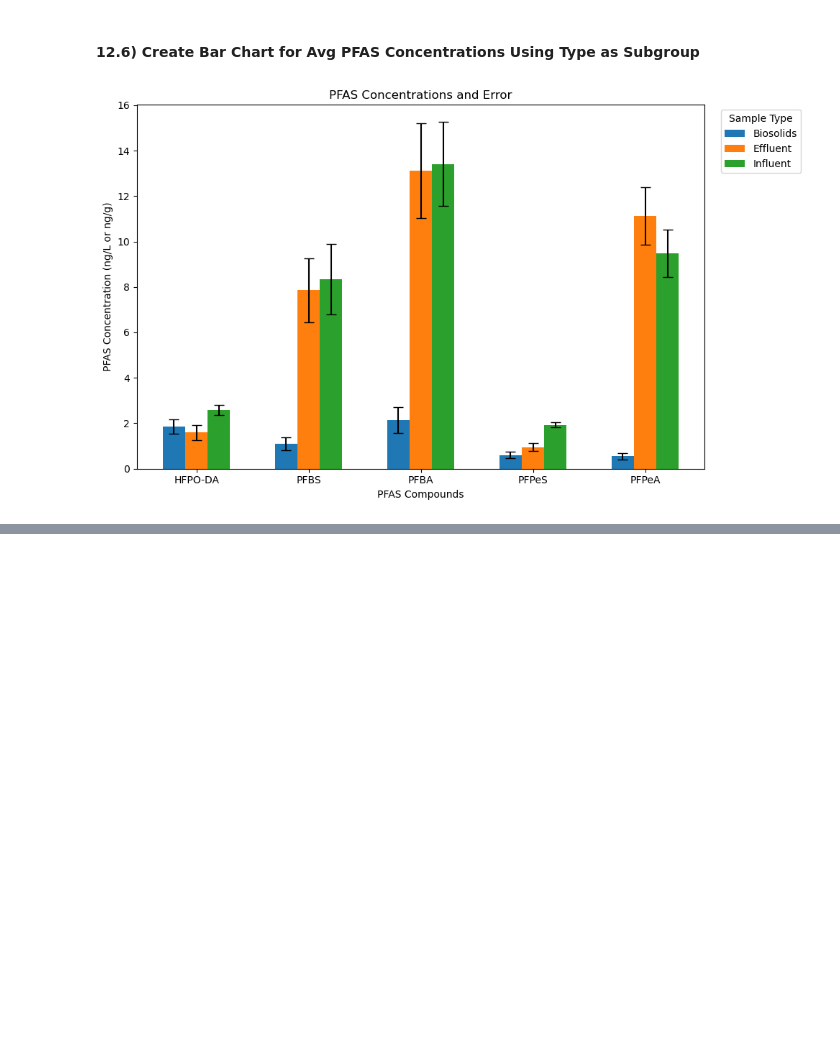
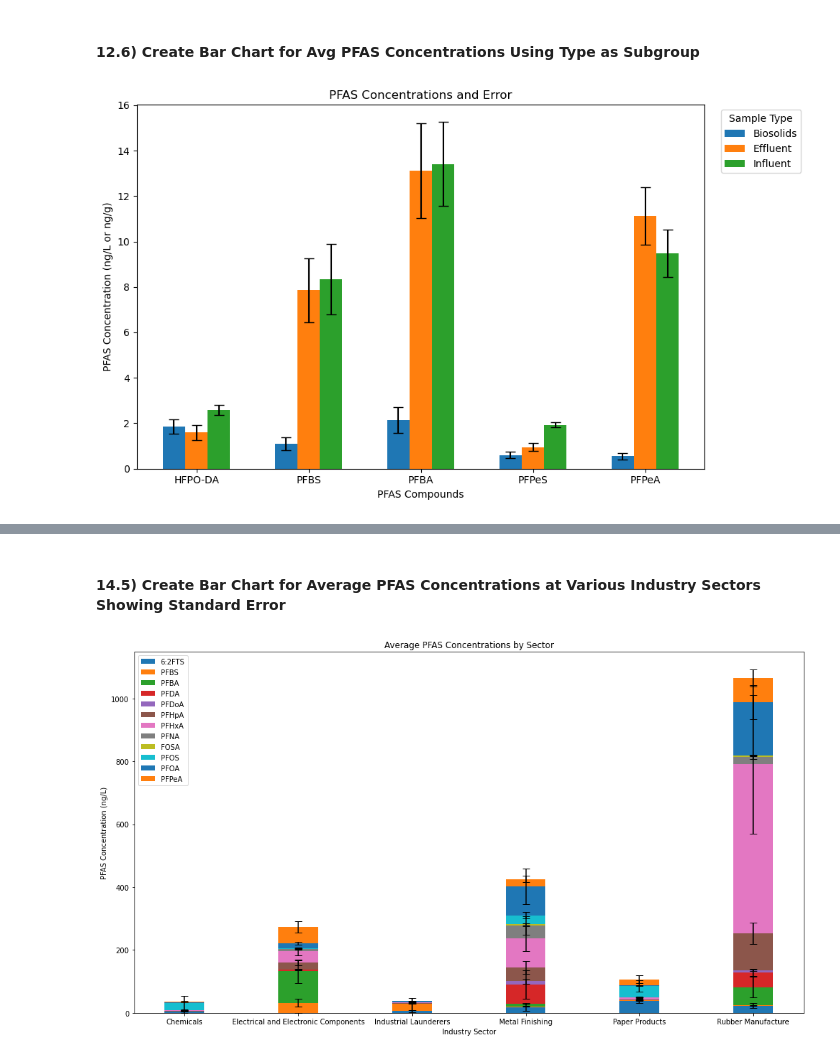
Before and after one commit to Clean-Water-Services/Jupyter-Notebooks, a Jupyter notebook: PFAS_Toolbox.ipynb, the cells around one changed output, grey strips where cells are left out. Drawn from its saved outputs; the diff is of its cells as text; code cells hidden in the pictures; blank space fills up the shorter version.

```diff
--- a/PFAS_Toolbox.ipynb
+++ b/PFAS_Toolbox.ipynb
@@ -2043,0 +2420,19 @@ create_grouped_bar_chart_with_errors(avg_pivot_table=avg_pivot_table, error_pivo
+# %%
+#data_df (pd.DataFrame): The DataFrame containing the data.
+#filter_type (list of str, optional): List of 'Type' values to filter the data (default is None).
+filter_type=['Outfall of Industry']
+#filter_qual_summary (list of str, optional): List of 'Qual Summary (Grade for filtering)' values to filter the data (default is None).
+filter_qual_summary = ['Good','Probably Ok','']
+#filter_sector (list of str, optional): List of 'Sector' values to filter the data (default is None).
+filter_sector= ['Chemicals','Electrical and Electronic Components','Industrial Launderers','Metal Finishing','Paper Products','Rubber Manufacture']
+#filter_pfas_compound (list of str, optional): List of 'PFAS Compound' values to filter the data (default is None).
+filter_pfas_compound= ['6:2 Fluorotelomersulfonic acid','Perfluorobutanesulfonic acid','Perfluorobutanoic acid','Perfluorodecanoic acid',
+                       'Perfluorododecanoic acid','Perfluoroheptanoic acid','Perfluorohexanoic acid','Perfluorononanoic acid','Perfluorooctanesulfonamide',
+                       'Perfluorooctanesulfonic acid (PFOS)','Perfluorooctanoic acid (PFOA)','Perfluoropentanoic acid']
+#aggfunc (str, optional): The aggregation function to apply to the values in the pivot table (default is 'mean').
+aggfunc = 'std'
+
+std_dev_pivot=create_custom_pivot(data_df, filter_type=filter_type, filter_qual_summary=filter_qual_summary, filter_sector=filter_sector, filter_pfas_compound=filter_pfas_compound)
+# Rename the index of data_df using the mapping (No need to change)
+std_dev_pivot.index = std_dev_pivot.index.map(pfas_mapping)
+std_dev_pivot
@@ -2043,0 +2456,19 @@ create_grouped_bar_chart_with_errors(avg_pivot_table=avg_pivot_table, error_pivo
+# %%
+#data_df (pd.DataFrame): The DataFrame containing the data.
+#filter_type (list of str, optional): List of 'Type' values to filter the data (default is None).
+filter_type=['Outfall of Industry']
+#filter_qual_summary (list of str, optional): List of 'Qual Summary (Grade for filtering)' values to filter the data (default is None).
+filter_qual_summary = ['Good','Probably Ok','']
+#filter_sector (list of str, optional): List of 'Sector' values to filter the data (default is None).
+filter_sector= ['Chemicals','Electrical and Electronic Components','Industrial Launderers','Metal Finishing','Paper Products','Rubber Manufacture']
+#filter_pfas_compound (list of str, optional): List of 'PFAS Compound' values to filter the data (default is None).
+filter_pfas_compound= ['6:2 Fluorotelomersulfonic acid','Perfluorobutanesulfonic acid','Perfluorobutanoic acid','Perfluorodecanoic acid',
+                       'Perfluorododecanoic acid','Perfluoroheptanoic acid','Perfluorohexanoic acid','Perfluorononanoic acid','Perfluorooctanesulfonamide',
+                       'Perfluorooctanesulfonic acid (PFOS)','Perfluorooctanoic acid (PFOA)','Perfluoropentanoic acid']
+#aggfunc (str, optional): The aggregation function to apply to the values in the pivot table (default is 'mean').
+aggfunc = 'count'
+
+count_pivot=create_custom_pivot(data_df, filter_type=filter_type, filter_qual_summary=filter_qual_summary, filter_sector=filter_sector, filter_pfas_compound=filter_pfas_compound)
+# Rename the index of data_df using the mapping (No need to change)
+count_pivot.index = count_pivot.index.map(pfas_mapping)
+count_pivot
@@ -2043,0 +2492,3 @@ create_grouped_bar_chart_with_errors(avg_pivot_table=avg_pivot_table, error_pivo
+# %%
+std_error_pivot=calculate_error_pivot(average_pivot, std_dev_pivot, count_pivot)
+std_error_pivot
@@ -2043,0 +2510,6 @@ create_grouped_bar_chart_with_errors(avg_pivot_table=avg_pivot_table, error_pivo
+# %% [markdown]
+#### 14.5) Create Bar Chart for Average PFAS Concentrations at Various Industry Sectors Showing Standard Error
+# %%
+create_bar_chart(average_pivot, std_error_pivot, figsize=(14, 8), title='Average PFAS Concentrations by Sector', xlabel='Industry Sector', ylabel='PFAS Concentration (ng/L)')
+# %% [output]
+[figure, added]
```
Also changed, not shown: parts of 28 cells of this notebook.
